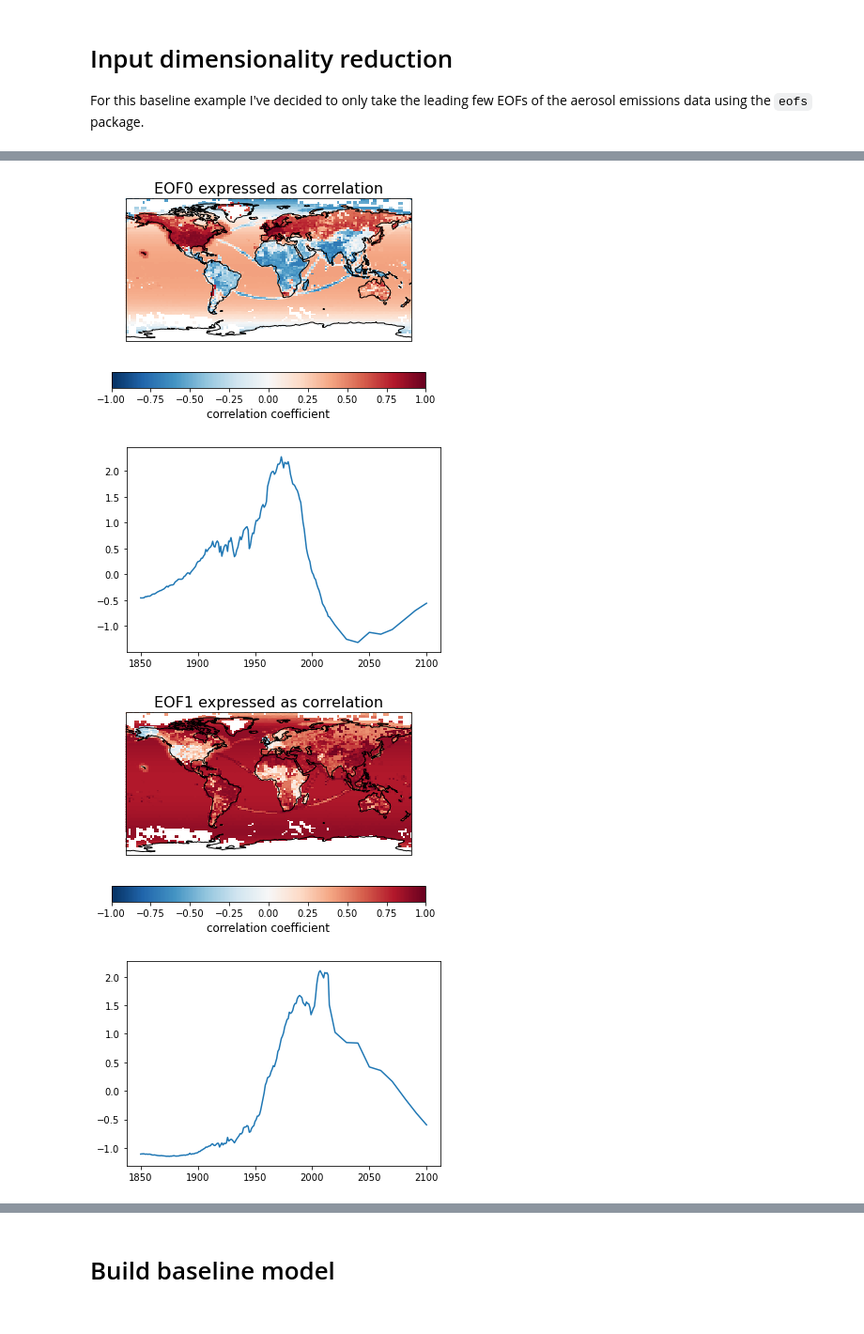
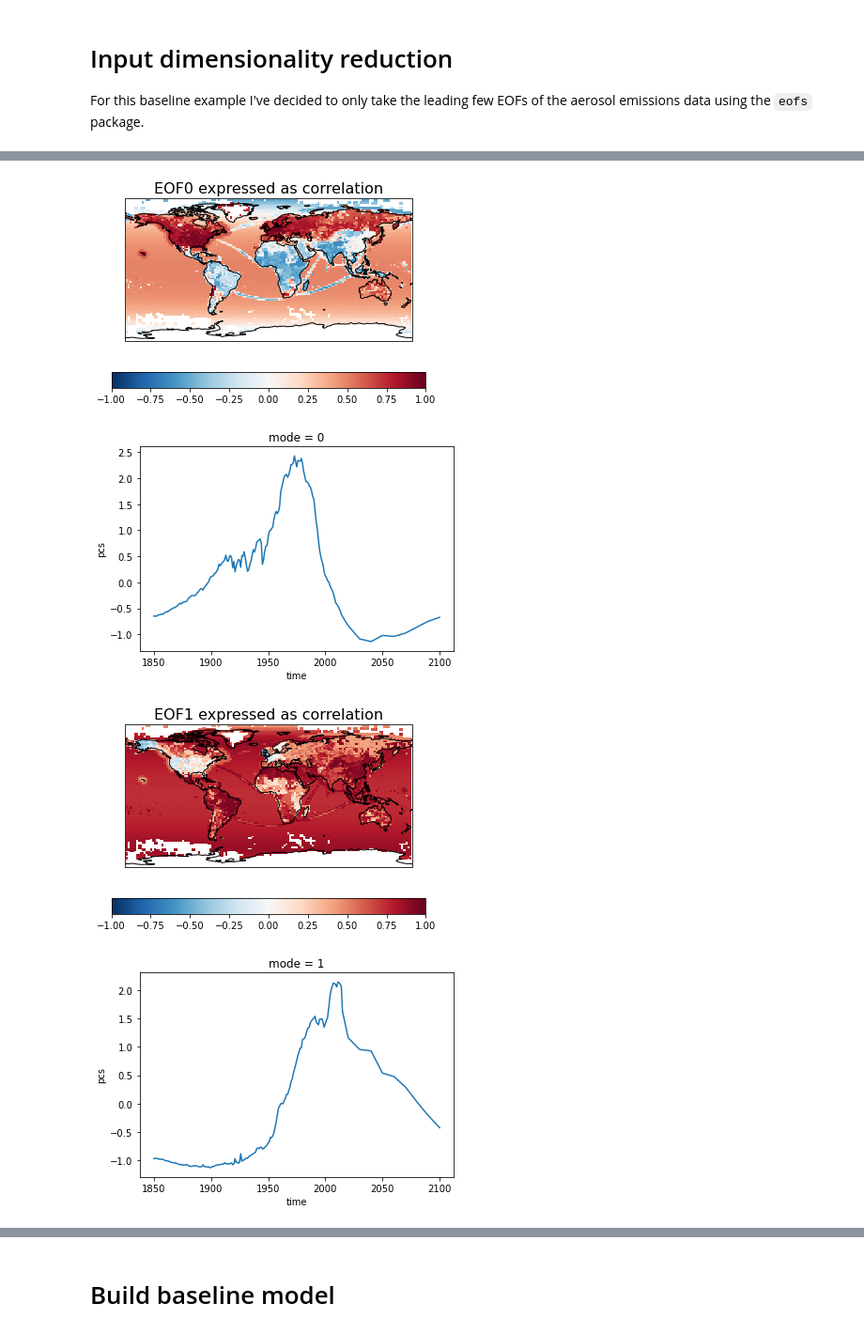
Before and after one commit to duncanwp/ClimateBench, a Jupyter notebook: baseline_model.ipynb, the cells around one changed output, grey strips where cells are left out. Shown at 94% size. Saved outputs shown, nothing was run; the diff lists cells and outputs as text; code cells hidden in the pictures.

```diff
--- a/baseline_model.ipynb
+++ b/baseline_model.ipynb
@@ -30,12 +27,17 @@ def normalize_ch4(data):
 
 def un_normalize_ch4(data):
     return data * max_ch4
+
+data_path = "F:\\Local Data\\ClimateBench\\"
 # %%
-from iris.cube import CubeList
 # Get one combined historical + ssp585 timeseries for now
-X = (iris.load('inputs_historical.nc') + iris.load('inputs_ssp585.nc')).concatenate()
-# Just take the 1st ensemble member for this scenario
-Y = CubeList([c[0] for c in iris.load('outputs_historical.nc') + iris.load('outputs_ssp585.nc')]).concatenate()
+X = xr.open_mfdataset([data_path + 'inputs_historical.nc', data_path + 'inputs_ssp585.nc']).compute()
+# Take the 2nd ensemble member for the historical (the first one has some missing DTR values for some reason...) and the 1st (only) one for SSP585
+Y = xr.concat([xr.open_dataset(data_path + 'outputs_historical.nc').sel(member=2), xr.open_dataset(data_path + 'outputs_ssp585.nc').sel(member=1)], dim='time').compute()
+
+# Convert the precip values to mm/day
+Y["pr"] *= 86400
+Y["pr90"] *= 86400
 # %%
 # Get the test data (NOT visible to contestants)
 
@@ -48,7 +55,7 @@ For this baseline example I've decided to only take the leading few EOFs of the
 # %%
 # Create an EOF solver to do the EOF analysis. Square-root of cosine of
 # latitude weights are applied before the computation of EOFs.
-bc_solver = Eof(X.extract_cube('BC'), weights='coslat')
+bc_solver = Eof(X['BC'])
 
 # Retrieve the leading EOF, expressed as the correlation between the leading
 # PC time series and the input SST anomalies at each grid point, and the
@@ -56,14 +63,12 @@ bc_solver = Eof(X.extract_cube('BC'), weights='coslat')
 bc_eofs = bc_solver.eofsAsCorrelation(neofs=5)
 bc_pcs = bc_solver.pcs(npcs=5, pcscaling=1)
 
-for eof in bc_eofs.slices_over('eof_number'):
+for mode, eof  in bc_eofs.groupby('mode'):
     # Plot the leading EOF expressed as correlation in the Pacific domain.
     clevs = np.linspace(-1, 1, 11)
-    ax = plt.axes(projection=ccrs.PlateCarree())
-    fill = iplt.pcolormesh(eof, cmap=plt.cm.RdBu_r, vmin=-1., vmax=1.)
-    ax.coastlines()
-    cb = plt.colorbar(fill, orientation='horizontal')
-    cb.set_label('correlation coefficient', fontsize=12)
-    ax.set_title(f"EOF{eof.coord('eof_number').points[0]} expressed as correlation", fontsize=16)
+    eof.plot.pcolormesh(subplot_kws={'projection': ccrs.PlateCarree()},
+                        cbar_kwargs={'label': '', 'orientation':'horizontal'}, vmin=-1.)
+    plt.gca().coastlines()
+    plt.gca().set_title(f"EOF{mode} expressed as correlation", fontsize=16)
     plt.show()
 # %% [output]
@@ -75,28 +80,26 @@ for eof in bc_eofs.slices_over('eof_number'):
 # %%
 # Create an EOF solver to do the EOF analysis. Square-root of cosine of
 # latitude weights are applied before the computation of EOFs.
-so2_solver = Eof(X.extract_cube('SO2'), weights='coslat')
+so2_solver = Eof(X['SO2'])
 
 # Retrieve the leading EOF, expressed as the correlation between the leading
 # PC time series and the input SST anomalies at each grid point, and the
 # leading PC time series itself.
 so2_eofs = so2_solver.eofsAsCorrelation(neofs=5)
 so2_pcs = so2_solver.pcs(npcs=5, pcscaling=1)
 
-for eof, pc in zip(so2_eofs.slices_over('eof_number'), so2_pcs.slices_over('pc_number')):
+for (mode, eof), (_, pc) in zip(so2_eofs.groupby('mode'), so2_pcs.groupby('mode')):
     # Plot the leading EOF expressed as correlation in the Pacific domain.
     clevs = np.linspace(-1, 1, 11)
-    ax = plt.axes(projection=ccrs.PlateCarree())
-    fill = iplt.pcolormesh(eof, cmap=plt.cm.RdBu_r, vmin=-1., vmax=1.)
-    ax.coastlines()
-    cb = plt.colorbar(fill, orientation='horizontal')
-    cb.set_label('correlation coefficient', fontsize=12)
-    ax.set_title(f"EOF{eof.coord('eof_number').points[0]} expressed as correlation", fontsize=16)
+    eof.plot.pcolormesh(subplot_kws={'projection': ccrs.PlateCarree()},
+                        cbar_kwargs={'label': '', 'orientation':'horizontal'}, vmin=-1.)
+    plt.gca().coastlines()
+    plt.gca().set_title(f"EOF{mode} expressed as correlation", fontsize=16)
     plt.show()
-    iplt.plot(pc)
+    pc.plot()
     plt.show()
 # %% [output]
-[figure, old version]
+[figure, new version]
-[figure, old version]
+[figure, new version]
-[figure, old version]
+[figure, new version]
-[figure, old version]
+[figure, new version]
```
Also changed, not shown: parts of 24 cells of this notebook, 2 other files.
